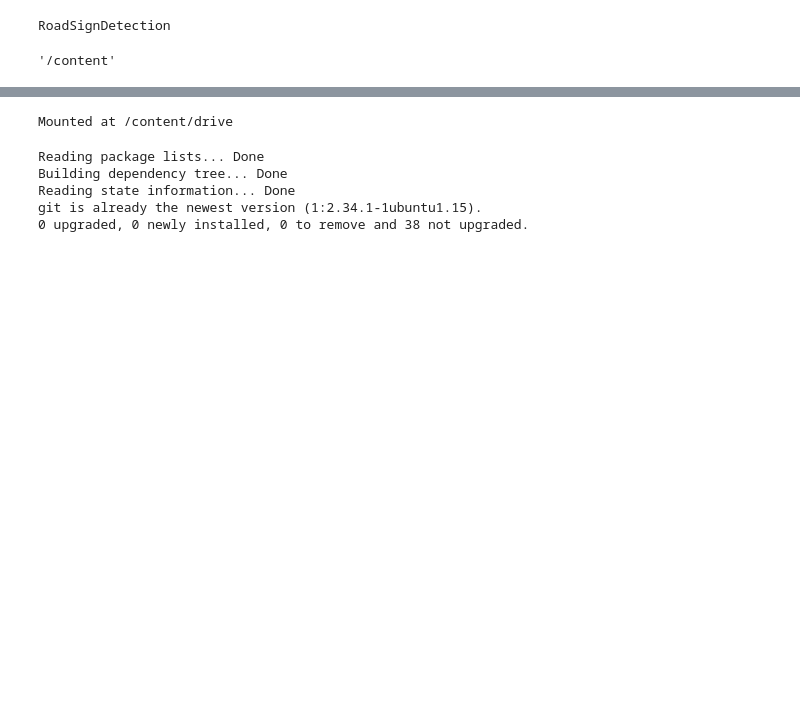
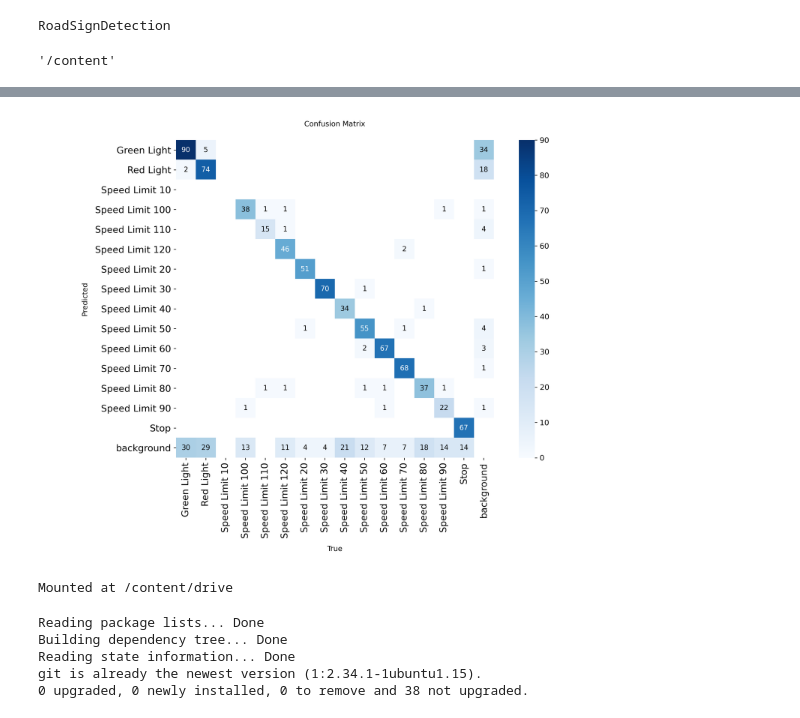
Before and after one commit to arvin291/arvin, a Jupyter notebook: RoadSignDetectionSystem.ipynb, the cells around one changed output, grey strips where cells are left out. Saved outputs shown, nothing was run; the diff lists cells and outputs as text; code cells hidden in the pictures; blank space fills up the shorter version.

```diff
--- a/RoadSignDetectionSystem.ipynb
+++ b/RoadSignDetectionSystem.ipynb
@@ -82,4 +83,10 @@ Results saved to /content/RoadSignDetection/Self-Driving-Cars-1/runs/detect/trai
 💡 Learn more at https://docs.ultralytics.com/modes/train
+# %%
+resultData = "/content/RoadSignDetection/Self-Driving-Cars-1/runs/detect/train6/"
+from IPython.display import Image, display
+Image(filename=resultData + 'confusion_matrix.png', width=600)
+# %% [output]
+[figure, added]
 # %%
 from google.colab import drive
 drive.mount('/content/drive')
```
Also changed, not shown: parts of 4 cells of this notebook.
